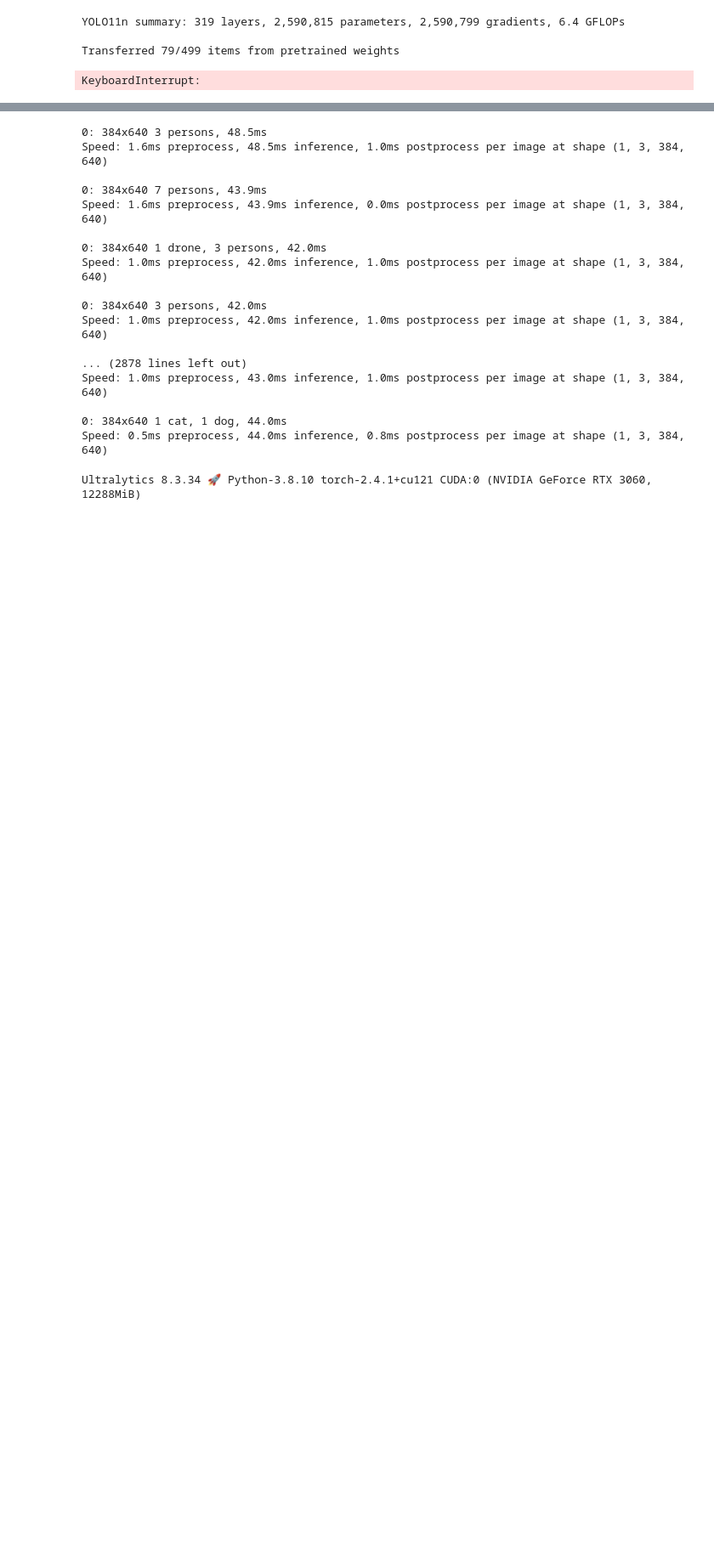
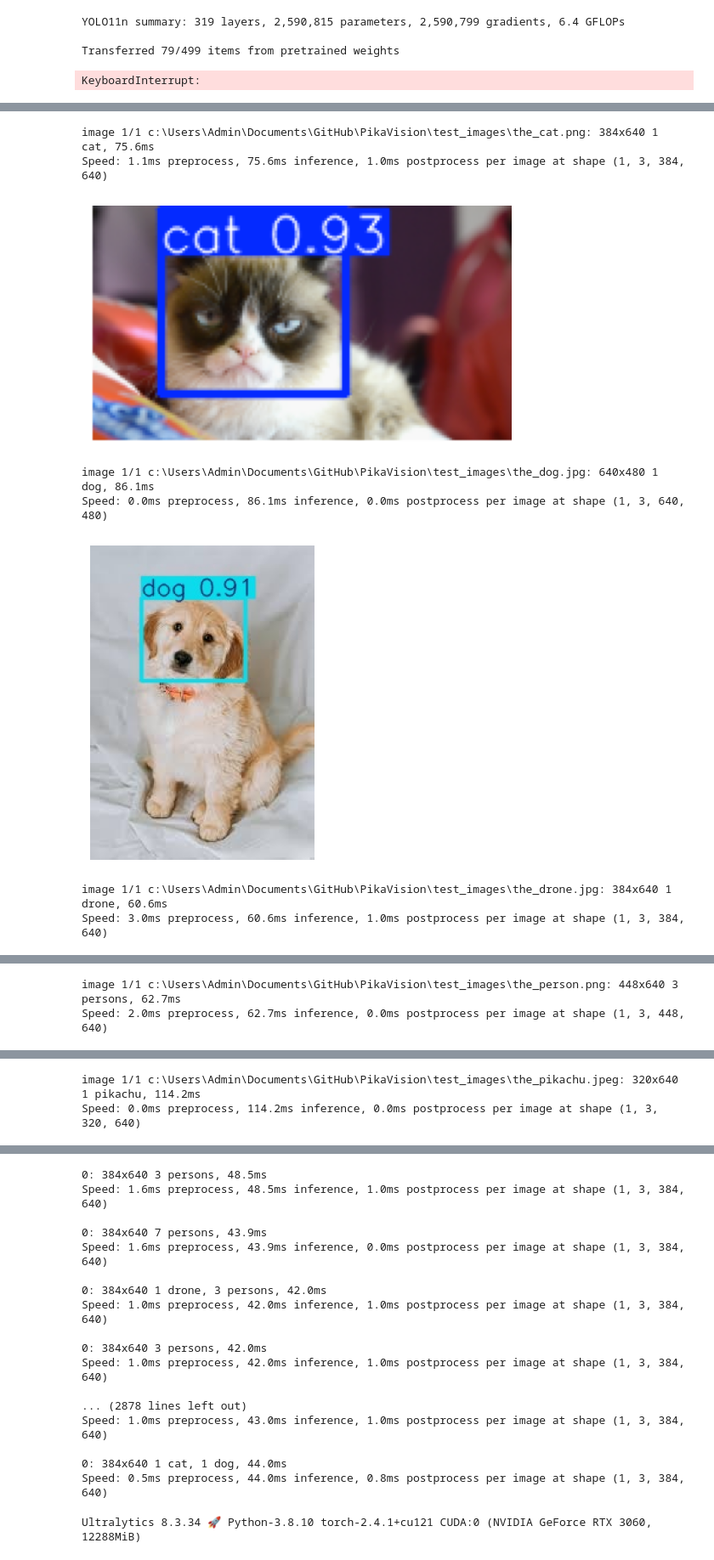
Before and after one commit to casager/PikaVision, a Jupyter notebook: project2.ipynb, the cells around one changed output, grey strips where cells are left out. Shown at 85% size. Saved outputs shown, nothing was run; the diff lists cells and outputs as text; code cells hidden in the pictures; blank space fills up the shorter version.

```diff
--- a/project2.ipynb
+++ b/project2.ipynb
@@ -246,9 +269,18 @@ new_model = YOLO(path_to('runs', 'detect', '5_categories_no_aug', 'weights', 'be
 # %%
 # test custom model
 test_model(new_model, 'the_cat.png')
-test_model(new_model, 'the_dog.png')
+test_model(new_model, 'the_dog.jpg')
 test_model(new_model, 'the_drone.jpg')
 test_model(new_model, 'the_person.png')
 test_model(new_model, 'the_pikachu.jpeg')
-test_model(new_model, 'dog2.jpg')
+test_model(new_model, 'dog2.png')
 test_model(new_model, 'person2.jpg')
+# %% [output]
+image 1/1 c:\Users\Admin\Documents\GitHub\PikaVision\test_images\the_cat.png: 384x640 1 cat, 75.6ms
+Speed: 1.1ms preprocess, 75.6ms inference, 1.0ms postprocess per image at shape (1, 3, 384, 640)
+[figure, added]
+image 1/1 c:\Users\Admin\Documents\GitHub\PikaVision\test_images\the_dog.jpg: 640x480 1 dog, 86.1ms
+Speed: 0.0ms preprocess, 86.1ms inference, 0.0ms postprocess per image at shape (1, 3, 640, 480)
+[figure, added]
+image 1/1 c:\Users\Admin\Documents\GitHub\PikaVision\test_images\the_drone.jpg: 384x640 1 drone, 60.6ms
+Speed: 3.0ms preprocess, 60.6ms inference, 1.0ms postprocess per image at shape (1, 3, 384, 640)
@@ -254,0 +288,2 @@ test_model(new_model, 'person2.jpg')
+image 1/1 c:\Users\Admin\Documents\GitHub\PikaVision\test_images\the_person.png: 448x640 3 persons, 62.7ms
+Speed: 2.0ms preprocess, 62.7ms inference, 0.0ms postprocess per image at shape (1, 3, 448, 640)
@@ -254,0 +291,2 @@ test_model(new_model, 'person2.jpg')
+image 1/1 c:\Users\Admin\Documents\GitHub\PikaVision\test_images\the_pikachu.jpeg: 320x640 1 pikachu, 114.2ms
+Speed: 0.0ms preprocess, 114.2ms inference, 0.0ms postprocess per image at shape (1, 3, 320, 640)
```
Also changed, not shown: parts of 4 cells of this notebook, 10 other files.
